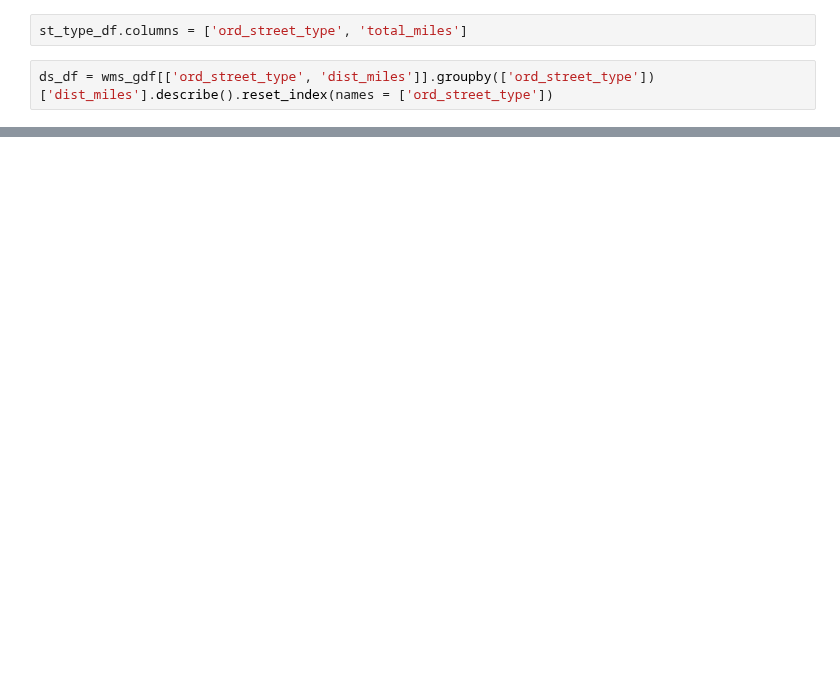
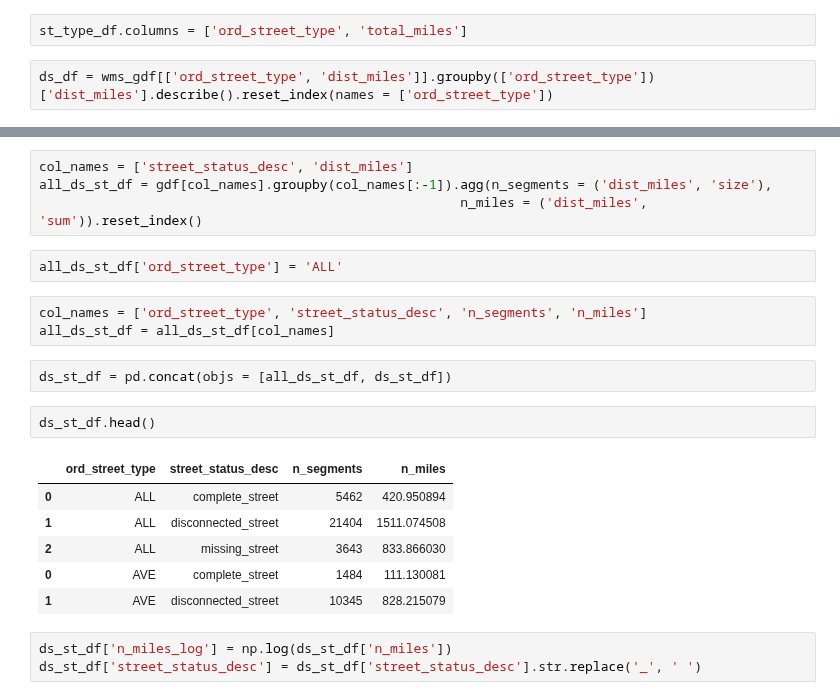
Before and after one commit to mike-babb/seattle_streets, a Jupyter notebook: code/step_04_prepare_graphs_and_states.ipynb, the cells around one changed output, grey strips where cells are left out. Drawn from its saved outputs; the diff is of its cells as text; blank space fills up the shorter version.

```diff
--- a/code/step_04_prepare_graphs_and_states.ipynb
+++ b/code/step_04_prepare_graphs_and_states.ipynb
@@ -629,0 +705,23 @@ for ir, row in ds_df.iterrows():
+# %%
+col_names = ['street_status_desc', 'dist_miles']
+all_ds_st_df = gdf[col_names].groupby(col_names[:-1]).agg(n_segments = ('dist_miles', 'size'),
+                                                      n_miles = ('dist_miles', 'sum')).reset_index()
+# %%
+all_ds_st_df['ord_street_type'] = 'ALL'
+# %%
+col_names = ['ord_street_type', 'street_status_desc', 'n_segments', 'n_miles']
+all_ds_st_df = all_ds_st_df[col_names]
+# %%
+ds_st_df = pd.concat(objs = [all_ds_st_df, ds_st_df])
+# %%
+ds_st_df.head()
+# %% [output]
+|  | ord_street_type | street_status_desc | n_segments | n_miles |
+| 0 | ALL | complete_street | 5462 | 420.950894 |
+| 1 | ALL | disconnected_street | 21404 | 1511.074508 |
+| 2 | ALL | missing_street | 3643 | 833.866030 |
+| 0 | AVE | complete_street | 1484 | 111.130081 |
+| 1 | AVE | disconnected_street | 10345 | 828.215079 |
+# %%
+ds_st_df['n_miles_log'] = np.log(ds_st_df['n_miles'])
+ds_st_df['street_status_desc'] = ds_st_df['street_status_desc'].str.replace('_', ' ')
```
Also changed, not shown: parts of 11 cells of this notebook, 17 other files.
